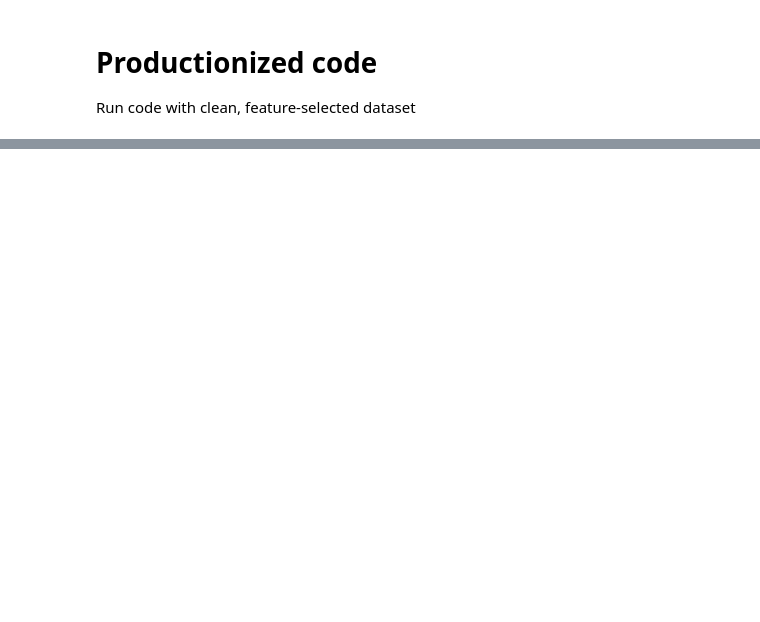
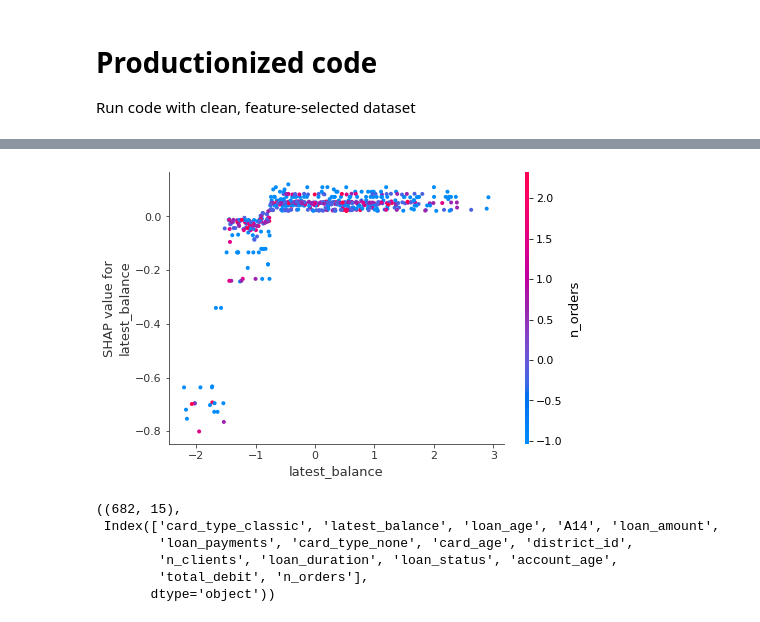
Before and after one commit to kangand/1000ml, a Jupyter notebook: unit4_project/Visualizations.ipynb, the cells around one changed output, grey strips where cells are left out. Saved outputs shown, nothing was run; the diff lists cells and outputs as text; code cells hidden in the pictures; blank space fills up the shorter version.

```diff
--- a/unit4_project/Visualizations.ipynb
+++ b/unit4_project/Visualizations.ipynb
@@ -119,0 +159,18 @@ tree_model.score(X_test_scaled, y_test)
+# %%
+shap.dependence_plot('latest_balance',
+                     shap_values[1],
+                    X_train_scaled,
+                    feature_names = X_train.columns,
+                    interaction_index = 'n_orders')
+# %% [output]
+[figure, added]
+# %%
+df_all = train.append(test)
+df_all.shape, df_all.columns
+# %% [output]
+((682, 15),
+ Index(['card_type_classic', 'latest_balance', 'loan_age', 'A14', 'loan_amount',
+        'loan_payments', 'card_type_none', 'card_age', 'district_id',
+        'n_clients', 'loan_duration', 'loan_status', 'account_age',
+        'total_debit', 'n_orders'],
+       dtype='object'))
```
Also changed, not shown: parts of 23 cells of this notebook, 3 other files.
